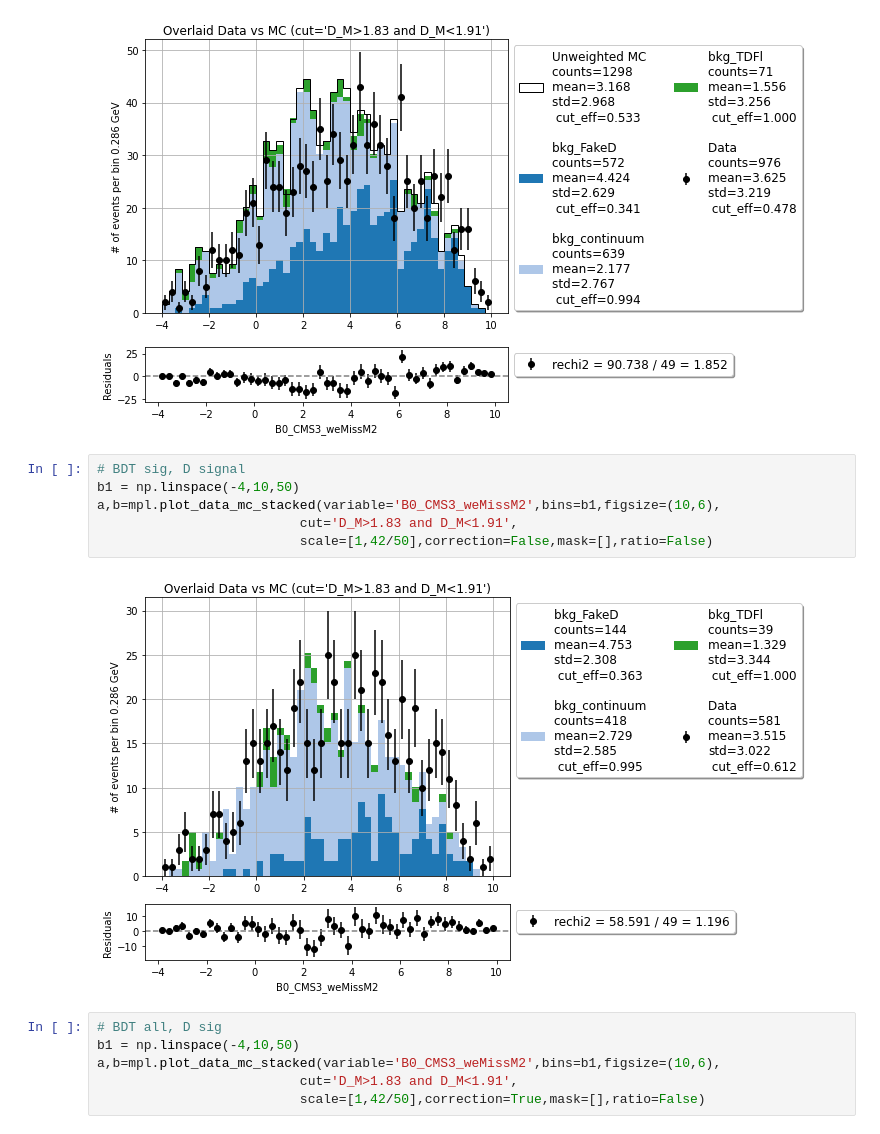
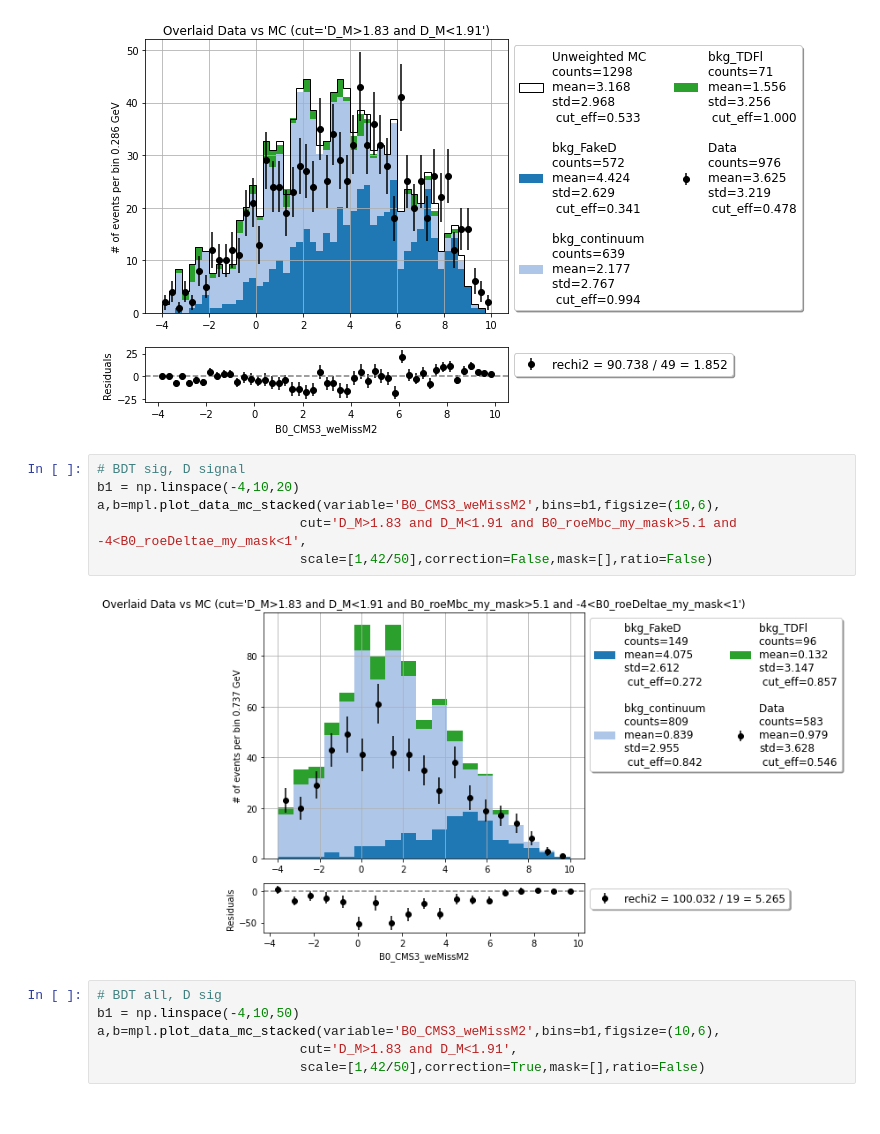
Before and after one commit to zjkjsd/inclusive_R_D, a Jupyter notebook: Notebooks/Plotting/3_PlotNtuple_continuum.ipynb, the cells around one changed output. Cells and saved outputs as stored; diff of their text form.

```diff
--- a/Notebooks/Plotting/3_PlotNtuple_continuum.ipynb
+++ b/Notebooks/Plotting/3_PlotNtuple_continuum.ipynb
@@ -319,12 +312,12 @@ a,b=mpl.plot_data_mc_stacked(variable='B0_CMS3_weMissM2',bins=b1,figsize=(10,6),
 [figure]
 # %%
 # BDT sig, D signal
-b1 = np.linspace(-4,10,50)
+b1 = np.linspace(-4,10,20)
 a,b=mpl.plot_data_mc_stacked(variable='B0_CMS3_weMissM2',bins=b1,figsize=(10,6),
-                          cut='D_M>1.83 and D_M<1.91',
+                          cut='D_M>1.83 and D_M<1.91 and B0_roeMbc_my_mask>5.1 and -4<B0_roeDeltae_my_mask<1',
                           scale=[1,42/50],correction=False,mask=[],ratio=False)
 # %% [output]
-[figure, old version]
+[figure, new version]
 # %%
 # BDT all, D sig
 b1 = np.linspace(-4,10,50)
```
Also changed, not shown: parts of 21 cells of this notebook, 14 other files.
